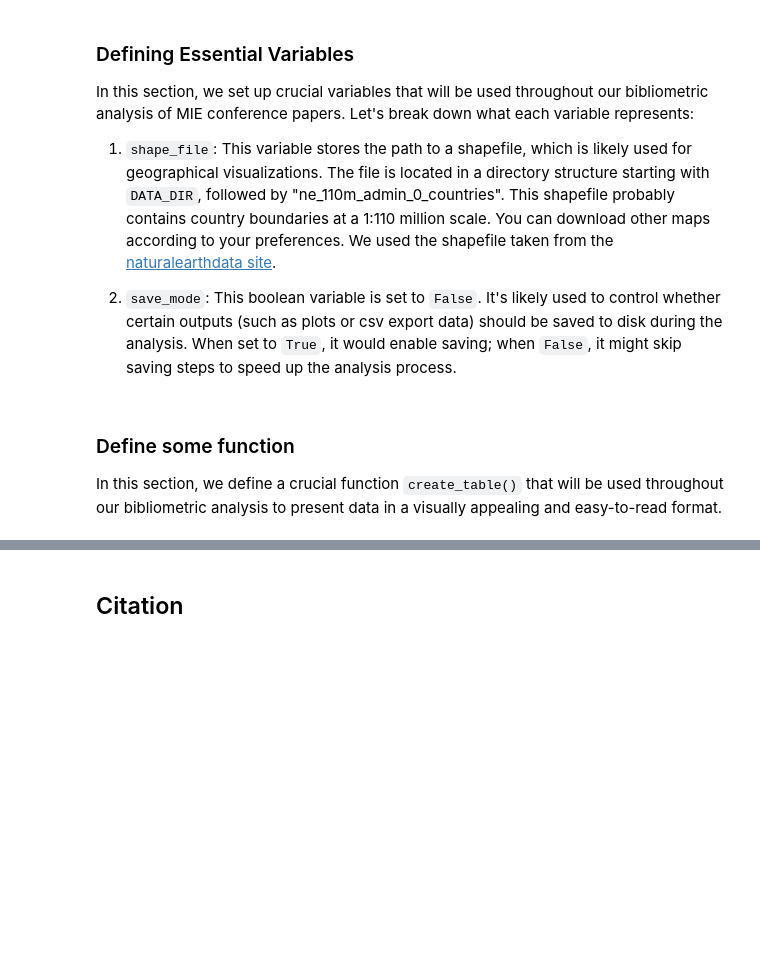
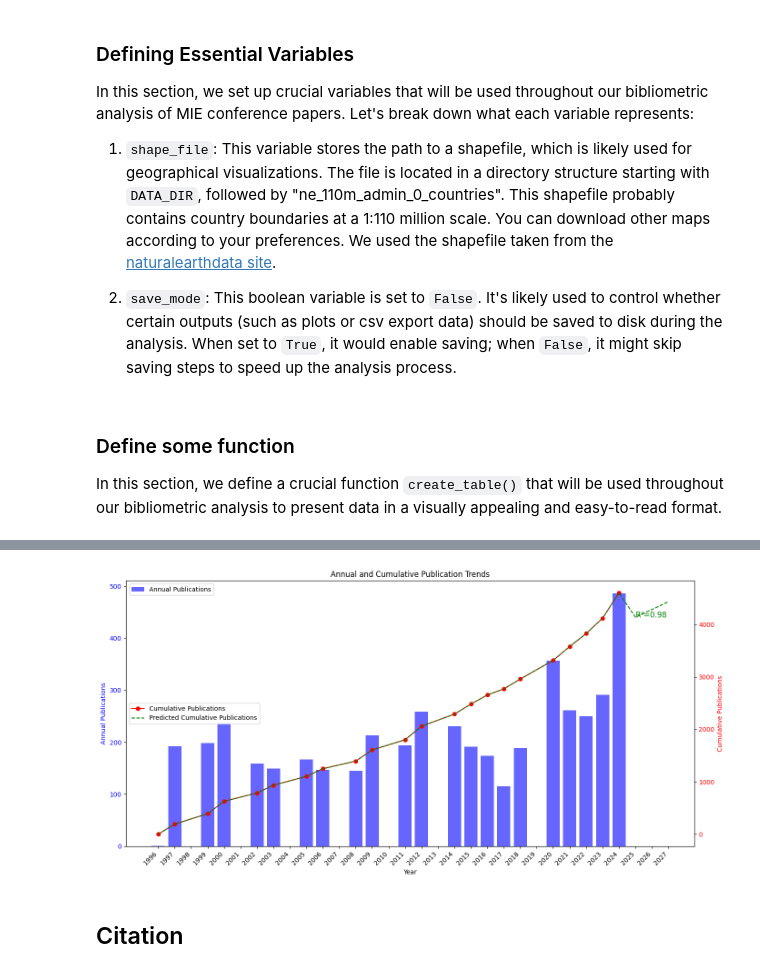
Before and after one commit to EhsanBitaraf/ai-powered-affiliation-extraction, a Jupyter notebook: bibliometric-analysis.ipynb, the cells around one changed output, grey strips where cells are left out. Cells and saved outputs as stored; diff of their text form; code cells hidden in the pictures; blank space fills up the shorter version.

```diff
--- a/bibliometric-analysis.ipynb
+++ b/bibliometric-analysis.ipynb
@@ -157,3 +252,82 @@ plt.show()
+# %%
+import pandas as pd
+import matplotlib.pyplot as plt
+import numpy as np
+from sklearn.linear_model import LinearRegression
+from sklearn.metrics import r2_score
+
+
+# Convert year to integer
+df['year-int'] = df['year'].astype(int)
+
+# Step 1: Calculate annual and cumulative publication counts
+annual_counts = df.groupby("year-int").size().reset_index(name="annual_count")
+annual_counts["cumulative_count"] = annual_counts["annual_count"].cumsum()
+
+# Step 2: Prepare data for linear regression
+X = annual_counts["year-int"].values.reshape(-1, 1)
+y = annual_counts["cumulative_count"].values
+
+# Step 3: Fit linear regression model
+model = LinearRegression()
+model.fit(X, y)
+r2 = r2_score(y, model.predict(X))
+
+# Step 4: Predict cumulative publications for the next three years
+last_year = annual_counts["year-int"].max()
+future_years = np.arange(last_year + 1, last_year + 4).reshape(-1, 1)
+future_predictions = model.predict(future_years)
+
+# Step 5: Combine future predictions with existing data for visualization
+predicted_years = np.concatenate((X.flatten(), future_years.flatten()))
+predicted_cumulative = np.concatenate((y, future_predictions))
+
+# Step 6: Create the dual-axis chart
+fig, ax1 = plt.subplots(figsize=(14, 7))  # Increased figure size for better visibility
+
+# Plot annual counts as a bar chart
+ax1.bar(annual_counts["year-int"], annual_counts["annual_count"], color='blue', alpha=0.6, label="Annual Publications")
+ax1.set_xlabel("Year")
+ax1.set_ylabel("Annual Publications", color="blue")
+ax1.tick_params(axis="y", labelcolor="blue")
+
+# Plot cumulative counts as a line chart
+ax2 = ax1.twinx()
+ax2.plot(annual_counts["year-int"], annual_counts["cumulative_count"], color="red", marker='o', label="Cumulative Publications")
+ax2.plot(predicted_years, predicted_cumulative, color="green", linestyle="dashed", label="Predicted Cumulative Publications")
+ax2.set_ylabel("Cumulative Publications", color="red")
+ax2.tick_params(axis="y", labelcolor="red")
+
+# Add annotations and labels
+plt.title("Annual and Cumulative Publication Trends")
+
+# Generate a list of all years, including those without data
+all_years = range(annual_counts["year-int"].min(), int(future_years[-1][0]) + 1)
+
+# Set x-ticks for all years and rotate labels diagonally
+plt.xticks(all_years, rotation=45, ha='right')
+
+# Rotate X-axis labels diagonally
+for label in ax1.get_xticklabels():
+    label.set_rotation(45)
+    label.set_ha('right')
+
+# Adjust legend positions
+ax1.legend(loc="upper left")
+ax2.legend(loc="center left", bbox_to_anchor=(0, 0.5))
+
+# Add R² text
+plt.text(future_years[0][0], future_predictions[0], f"R²={r2:.2f}", color="green", fontsize=12)
+
+# Adjust layout to prevent cutting off labels
+plt.tight_layout()
+
+# Save and display the chart
+if save_mode:
+    plt.savefig(OUTPUT_DIR / "annual_and_cumulative_publication_trends.png", bbox_inches='tight')
+plt.show()
+# %% [output]
+[figure, added]
 # %% [markdown]
 ## Citation
 # %% [markdown]
```
Also changed, not shown: parts of 21 cells of this notebook, 35 other files.
